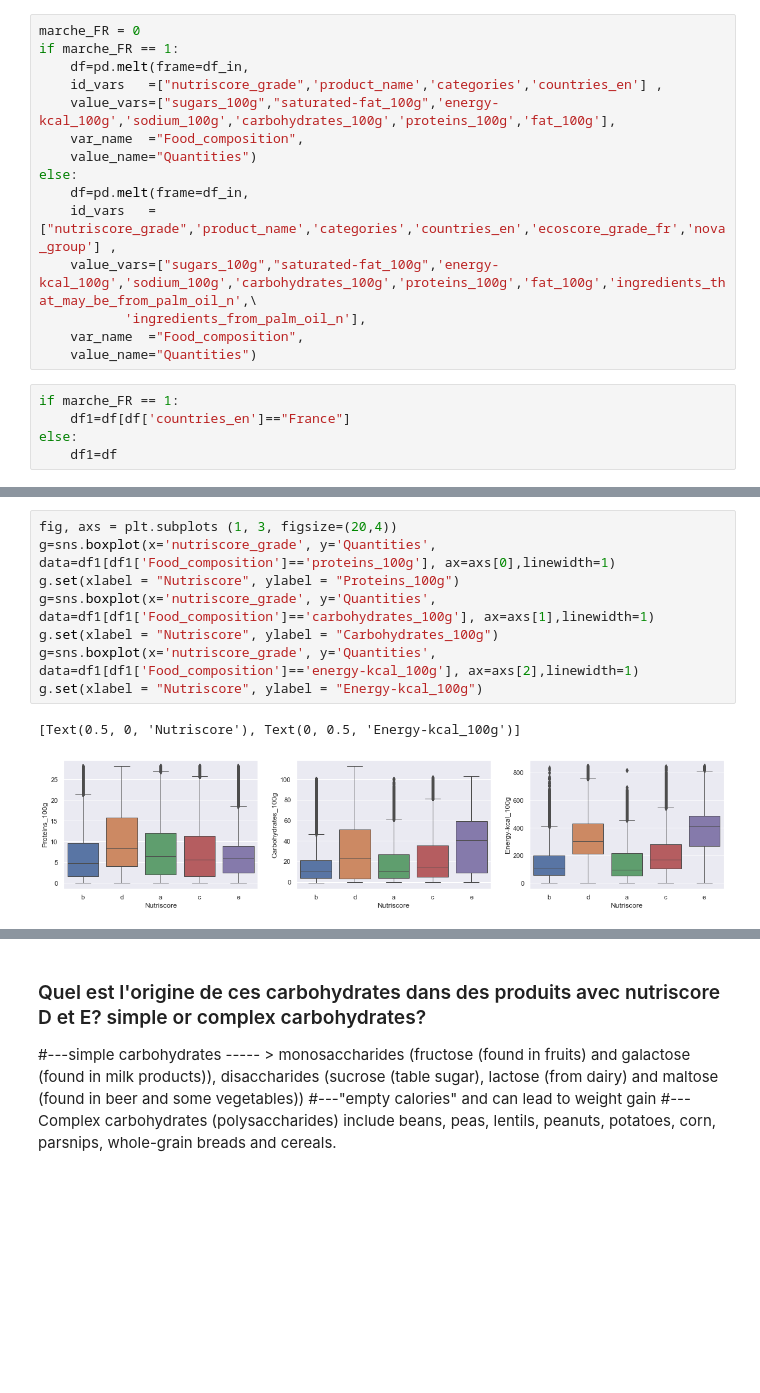
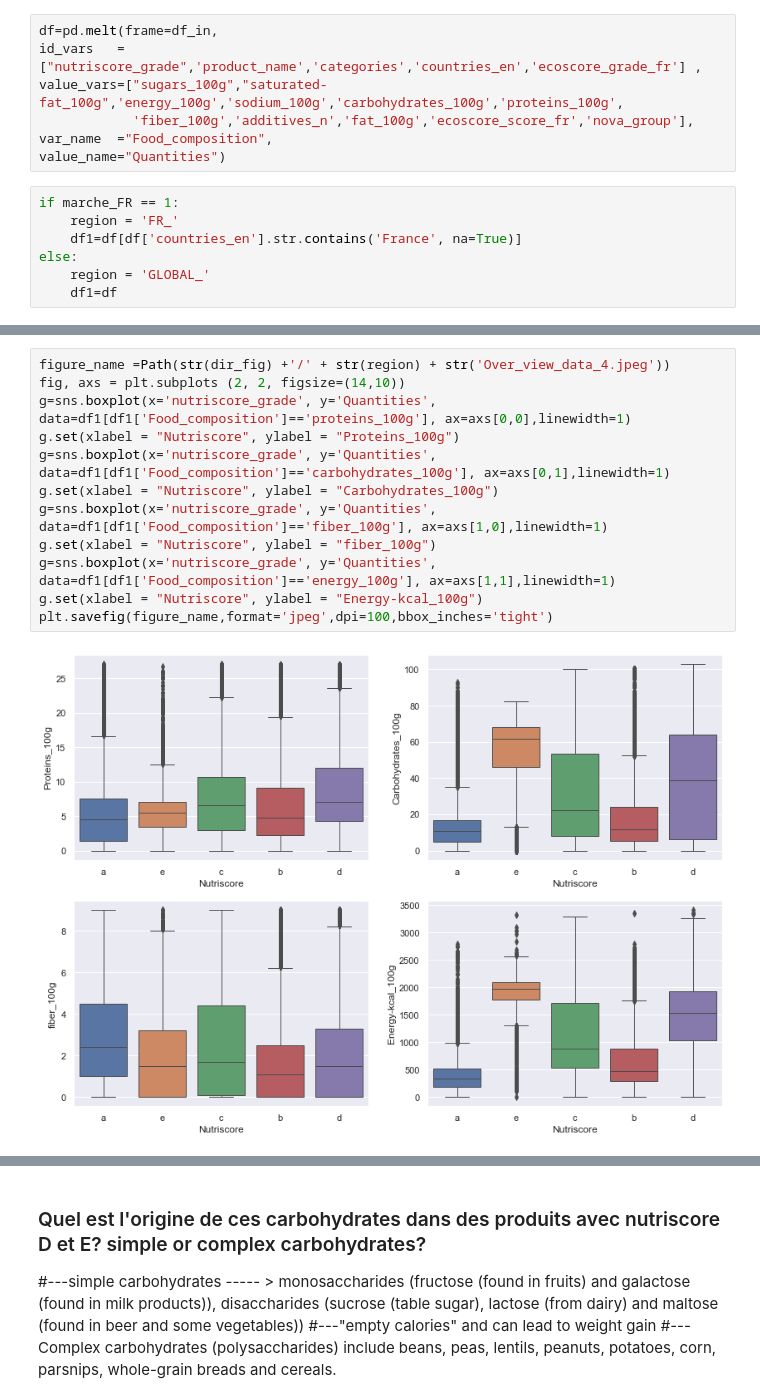
Before and after one commit to yonssJ/Data-Science-Course, a Jupyter notebook: PSanté_JOSE_Yonss/PSanté_02_notebookexploration.ipynb, the cells around one changed output, grey strips where cells are left out. Drawn from its saved outputs; the diff is of its cells as text; blank space fills up the shorter version.

```diff
--- a/PSanté_JOSE_Yonss/PSanté_02_notebookexploration.ipynb
+++ b/PSanté_JOSE_Yonss/PSanté_02_notebookexploration.ipynb
@@ -35,22 +39,16 @@ else:
 
 df_in =pd.read_csv(str(file1),  sep='\t', encoding='utf-8', low_memory=False)
 # %%
-marche_FR = 0
-if marche_FR == 1:
-    df=pd.melt(frame=df_in,
-    id_vars   =["nutriscore_grade",'product_name','categories','countries_en'] ,
-    value_vars=["sugars_100g","saturated-fat_100g",'energy-kcal_100g','sodium_100g','carbohydrates_100g','proteins_100g','fat_100g'],
-    var_name  ="Food_composition",
-    value_name="Quantities")
-else:
-    df=pd.melt(frame=df_in,
-    id_vars   =["nutriscore_grade",'product_name','categories','countries_en','ecoscore_grade_fr','nova_group'] ,
-    value_vars=["sugars_100g","saturated-fat_100g",'energy-kcal_100g','sodium_100g','carbohydrates_100g','proteins_100g','fat_100g','ingredients_that_may_be_from_palm_oil_n',\
-           'ingredients_from_palm_oil_n'],
-    var_name  ="Food_composition",
-    value_name="Quantities")
+df=pd.melt(frame=df_in,
+id_vars   =["nutriscore_grade",'product_name','categories','countries_en','ecoscore_grade_fr'] ,
+value_vars=["sugars_100g","saturated-fat_100g",'energy_100g','sodium_100g','carbohydrates_100g','proteins_100g',
+            'fiber_100g','additives_n','fat_100g','ecoscore_score_fr','nova_group'],
+var_name  ="Food_composition",
+value_name="Quantities")
 # %%
 if marche_FR == 1:
-    df1=df[df['countries_en']=="France"]
+    region = 'FR_'
+    df1=df[df['countries_en'].str.contains('France', na=True)]
 else:
+    region = 'GLOBAL_'
     df1=df
@@ -136,11 +131,14 @@ gfg.set(xlabel = "Nutriscore", ylabel = "sodium_100g")
 # %%
-fig, axs = plt.subplots (1, 3, figsize=(20,4))
-g=sns.boxplot(x='nutriscore_grade', y='Quantities', data=df1[df1['Food_composition']=='proteins_100g'], ax=axs[0],linewidth=1)
+figure_name =Path(str(dir_fig) +'/' + str(region) + str('Over_view_data_4.jpeg'))
+fig, axs = plt.subplots (2, 2, figsize=(14,10))
+g=sns.boxplot(x='nutriscore_grade', y='Quantities', data=df1[df1['Food_composition']=='proteins_100g'], ax=axs[0,0],linewidth=1)
 g.set(xlabel = "Nutriscore", ylabel = "Proteins_100g")
-g=sns.boxplot(x='nutriscore_grade', y='Quantities', data=df1[df1['Food_composition']=='carbohydrates_100g'], ax=axs[1],linewidth=1)
+g=sns.boxplot(x='nutriscore_grade', y='Quantities', data=df1[df1['Food_composition']=='carbohydrates_100g'], ax=axs[0,1],linewidth=1)
 g.set(xlabel = "Nutriscore", ylabel = "Carbohydrates_100g")
-g=sns.boxplot(x='nutriscore_grade', y='Quantities', data=df1[df1['Food_composition']=='energy-kcal_100g'], ax=axs[2],linewidth=1)
+g=sns.boxplot(x='nutriscore_grade', y='Quantities', data=df1[df1['Food_composition']=='fiber_100g'], ax=axs[1,0],linewidth=1)
+g.set(xlabel = "Nutriscore", ylabel = "fiber_100g")
+g=sns.boxplot(x='nutriscore_grade', y='Quantities', data=df1[df1['Food_composition']=='energy_100g'], ax=axs[1,1],linewidth=1)
 g.set(xlabel = "Nutriscore", ylabel = "Energy-kcal_100g")
+plt.savefig(figure_name,format='jpeg',dpi=100,bbox_inches='tight')
 # %% [output]
-[Text(0.5, 0, 'Nutriscore'), Text(0, 0.5, 'Energy-kcal_100g')]
-[figure, old version]
+[figure, new version]
```
Also changed, not shown: parts of 69 cells of this notebook, 2 other files.
